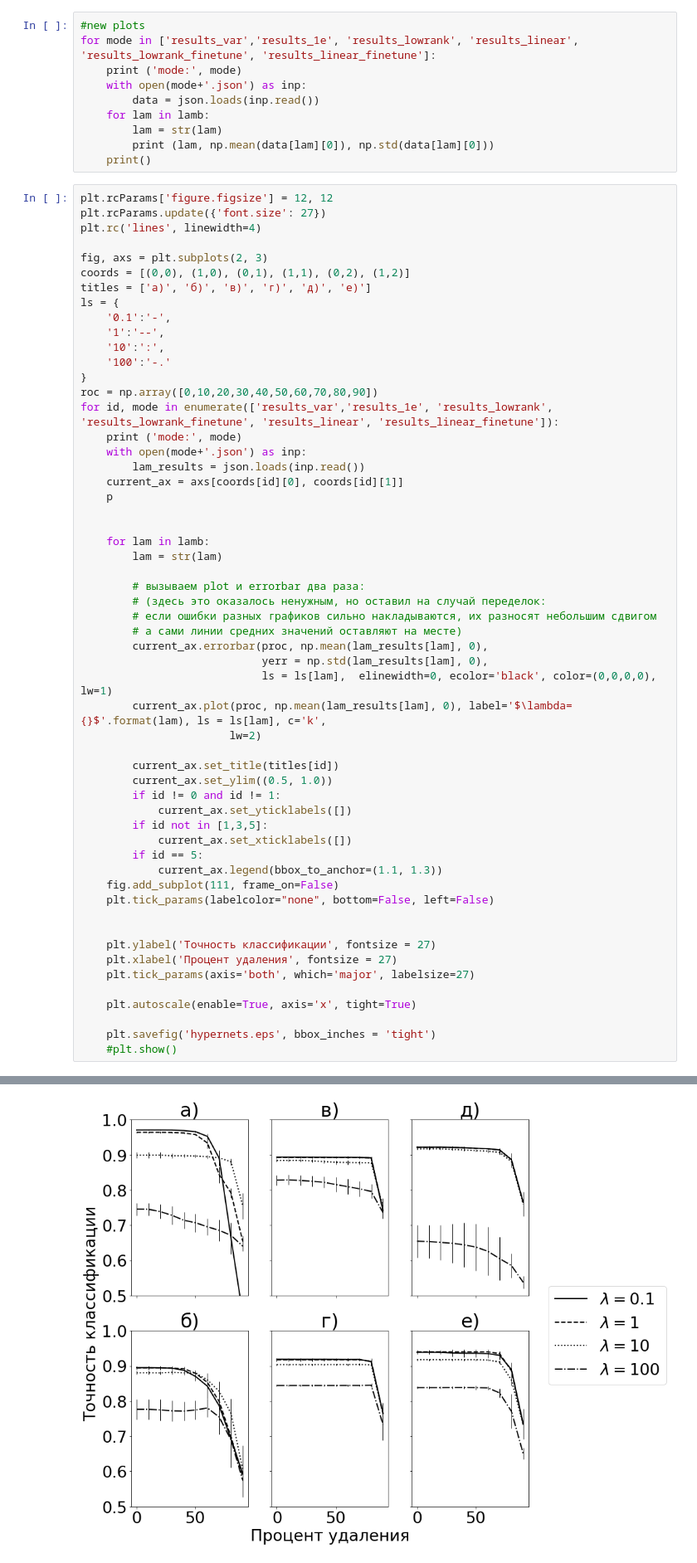
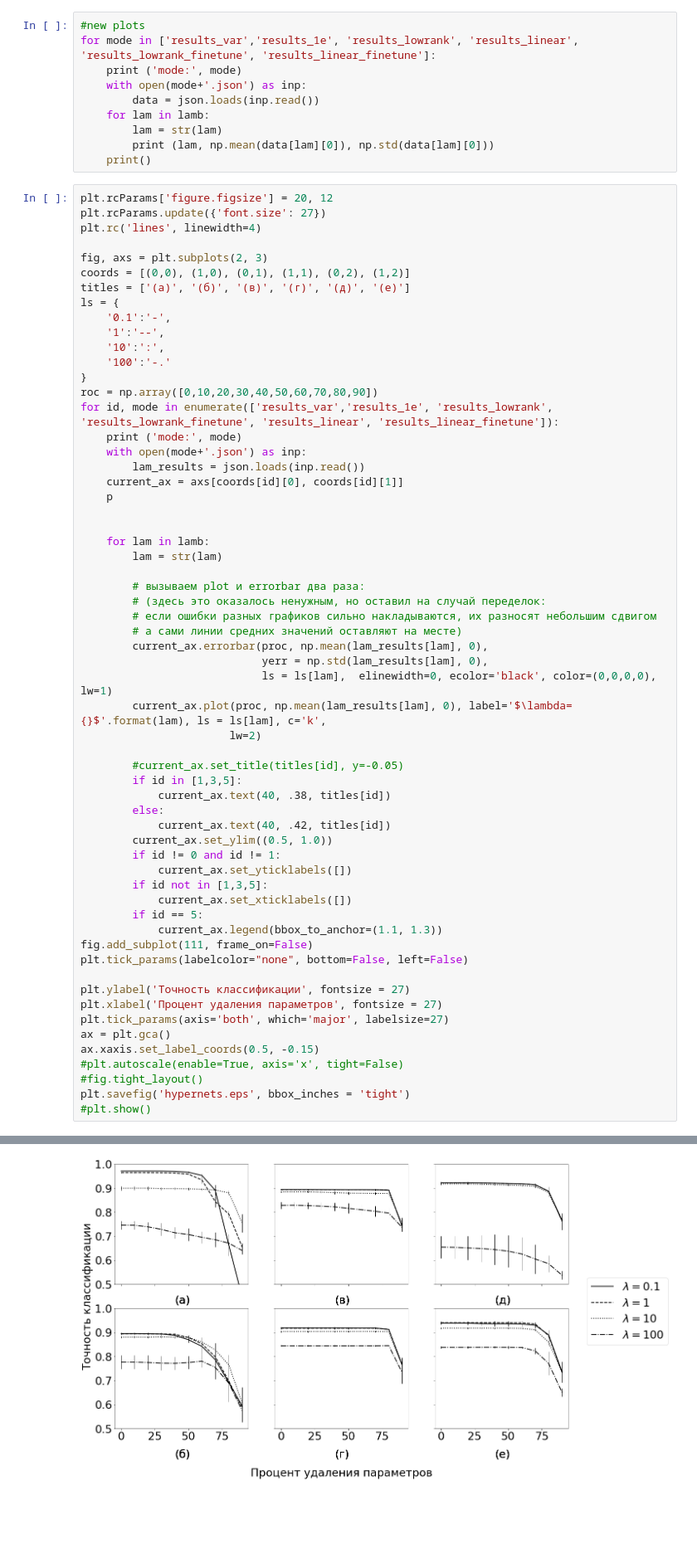
Before and after one commit to Intelligent-Systems-Phystech/2020-Project60, a Jupyter notebook: code/mnist_hypernets.ipynb, the cells around one changed output, grey strips where cells are left out. Shown at 83% size. Saved outputs shown, nothing was run; the diff lists cells and outputs as text; blank space fills up the shorter version.

```diff
--- a/code/mnist_hypernets.ipynb
+++ b/code/mnist_hypernets.ipynb
@@ -1217,13 +1217,13 @@ for mode in ['results_var','results_1e', 'results_lowrank', 'results_linear', 'r
         print (lam, np.mean(data[lam][0]), np.std(data[lam][0]))
     print()
 # %%
-plt.rcParams['figure.figsize'] = 12, 12
+plt.rcParams['figure.figsize'] = 20, 12
 plt.rcParams.update({'font.size': 27})
 plt.rc('lines', linewidth=4)
 
 fig, axs = plt.subplots(2, 3)
 coords = [(0,0), (1,0), (0,1), (1,1), (0,2), (1,2)]
-titles = ['а)', 'б)', 'в)', 'г)', 'д)', 'е)']
+titles = ['(а)', '(б)', '(в)', '(г)', '(д)', '(е)']
 ls = {
     '0.1':'-',
     '1':'--',
@@ -1252,7 +1252,11 @@ for id, mode in enumerate(['results_var','results_1e', 'results_lowrank', 'resul
         current_ax.plot(proc, np.mean(lam_results[lam], 0), label='$\lambda={}$'.format(lam), ls = ls[lam], c='k',
                        lw=2)
 
-        current_ax.set_title(titles[id])
+        #current_ax.set_title(titles[id], y=-0.05)
+        if id in [1,3,5]:
+            current_ax.text(40, .38, titles[id])
+        else:
+            current_ax.text(40, .42, titles[id])
         current_ax.set_ylim((0.5, 1.0))
         if id != 0 and id != 1:
             current_ax.set_yticklabels([])
@@ -1260,18 +1264,18 @@ for id, mode in enumerate(['results_var','results_1e', 'results_lowrank', 'resul
             current_ax.set_xticklabels([])
         if id == 5:
             current_ax.legend(bbox_to_anchor=(1.1, 1.3))
-    fig.add_subplot(111, frame_on=False)
-    plt.tick_params(labelcolor="none", bottom=False, left=False)
+fig.add_subplot(111, frame_on=False)
+plt.tick_params(labelcolor="none", bottom=False, left=False)
 
-
-    plt.ylabel('Точность классификации', fontsize = 27)
-    plt.xlabel('Процент удаления', fontsize = 27)
-    plt.tick_params(axis='both', which='major', labelsize=27)
-
-    plt.autoscale(enable=True, axis='x', tight=True)
-
-    plt.savefig('hypernets.eps', bbox_inches = 'tight')
-    #plt.show()
+plt.ylabel('Точность классификации', fontsize = 27)
+plt.xlabel('Процент удаления параметров', fontsize = 27)
+plt.tick_params(axis='both', which='major', labelsize=27)
+ax = plt.gca()
+ax.xaxis.set_label_coords(0.5, -0.15)
+#plt.autoscale(enable=True, axis='x', tight=False)
+#fig.tight_layout()
+plt.savefig('hypernets.eps', bbox_inches = 'tight')
+#plt.show()
 # %% [output]
 mode: results_var
 mode: results_1e
@@ -1284 +1288 @@ The PostScript backend does not support transparency; partially transparent arti
-[figure, old version]
+[figure, new version]
```
Also changed, not shown: parts of 2 cells of this notebook, 1 other file.
